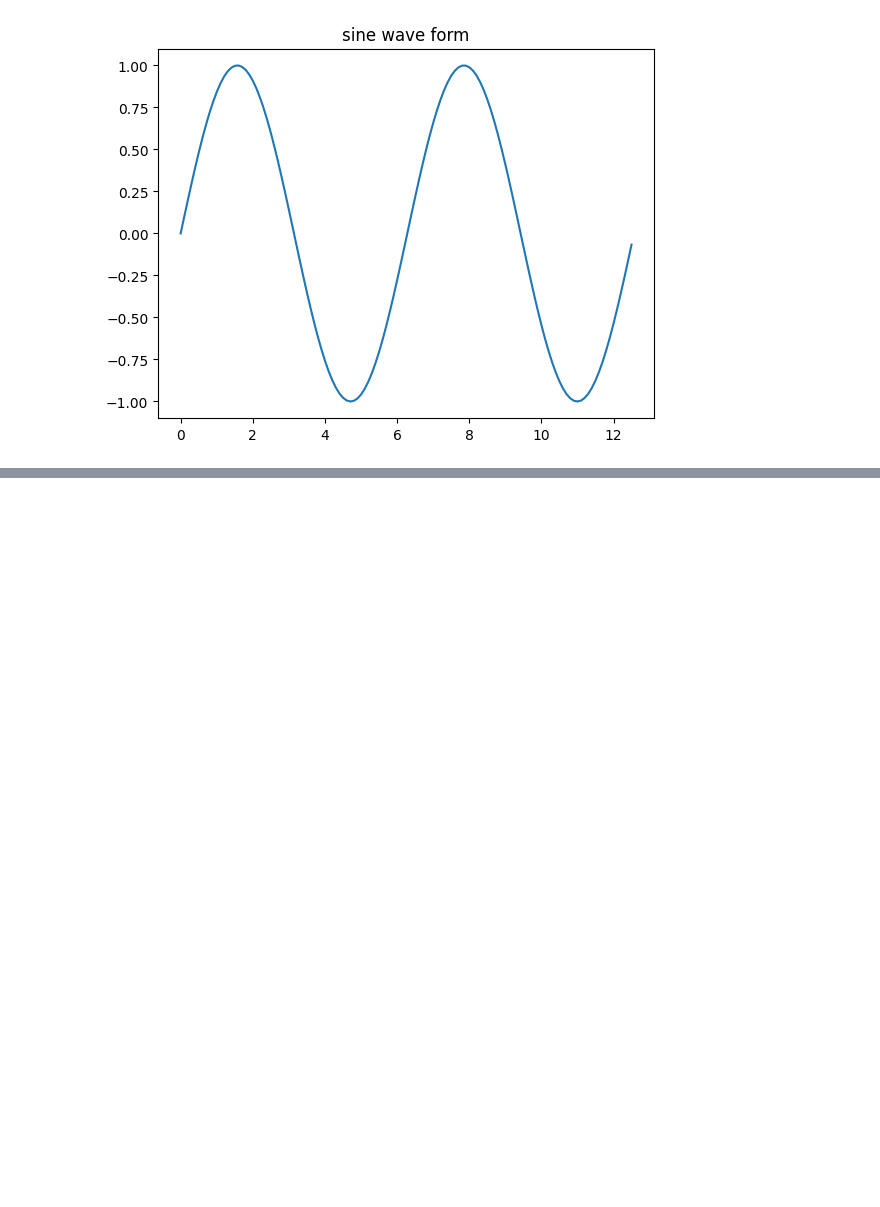
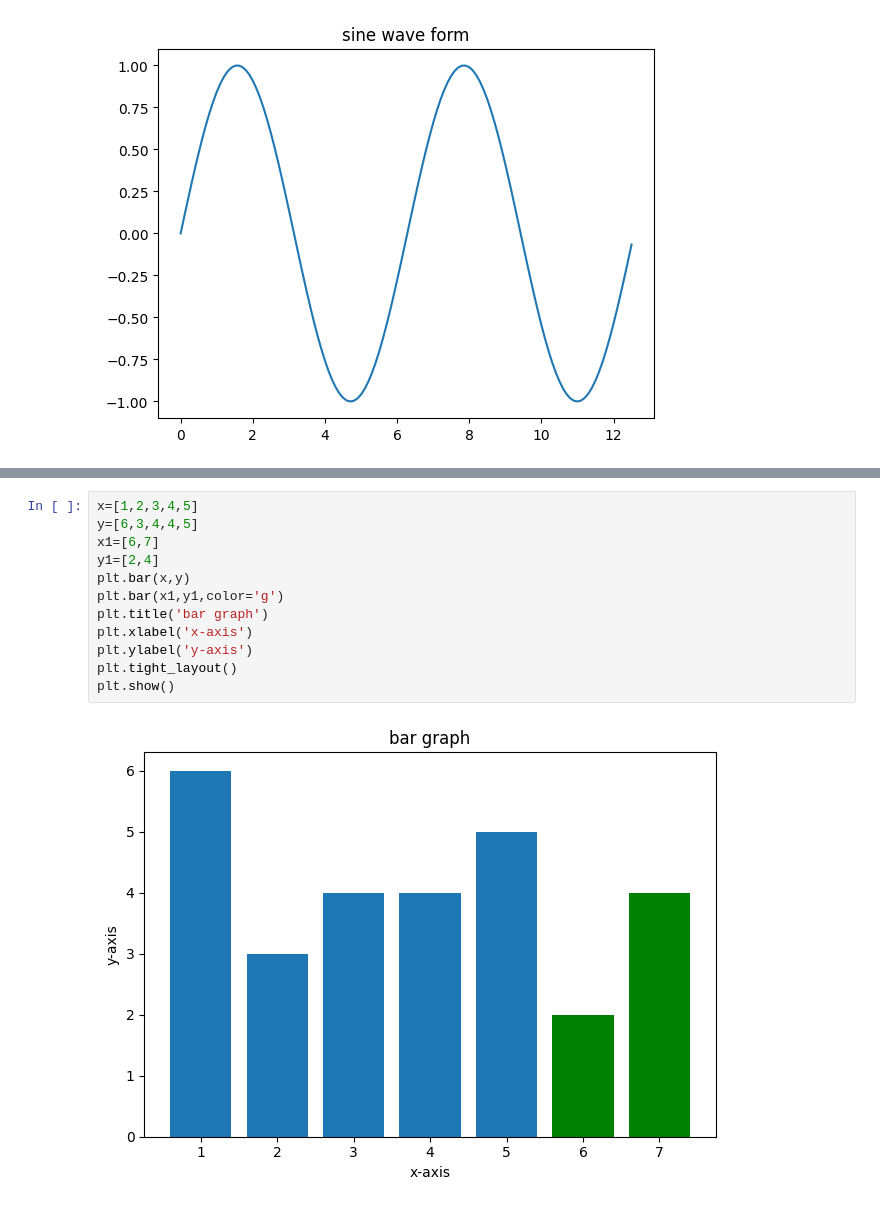
Before and after one commit to Yashx0012/AI-DS-ML, a Jupyter notebook: matplotlib.ipynb, the cells around one changed output, grey strips where cells are left out. Drawn from its saved outputs; the diff is of its cells as text; blank space fills up the shorter version.

```diff
--- a/matplotlib.ipynb
+++ b/matplotlib.ipynb
@@ -113,0 +160,14 @@ plt.show()
+# %%
+x=[1,2,3,4,5]
+y=[6,3,4,4,5]
+x1=[6,7]
+y1=[2,4]
+plt.bar(x,y)
+plt.bar(x1,y1,color='g')
+plt.title('bar graph')
+plt.xlabel('x-axis')
+plt.ylabel('y-axis')
+plt.tight_layout()
+plt.show()
+# %% [output]
+[figure, added]
```
Also changed, not shown: parts of 11 cells of this notebook, 3 other files.
